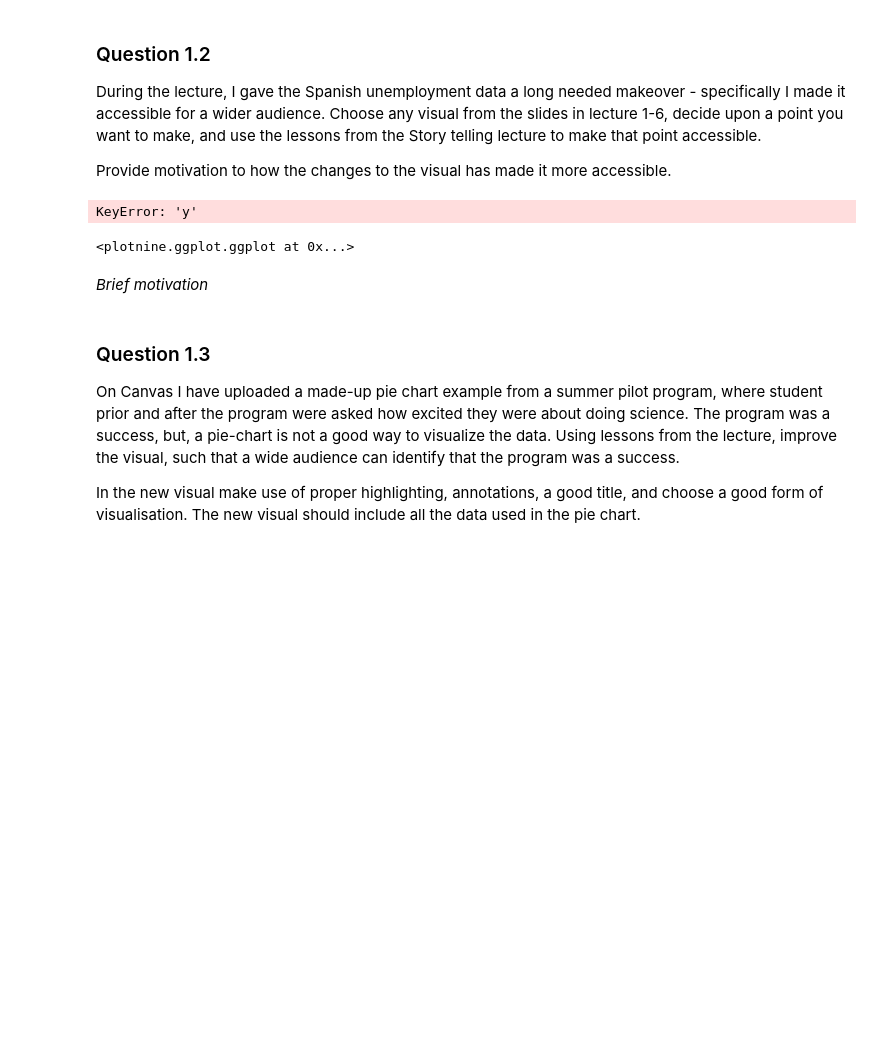
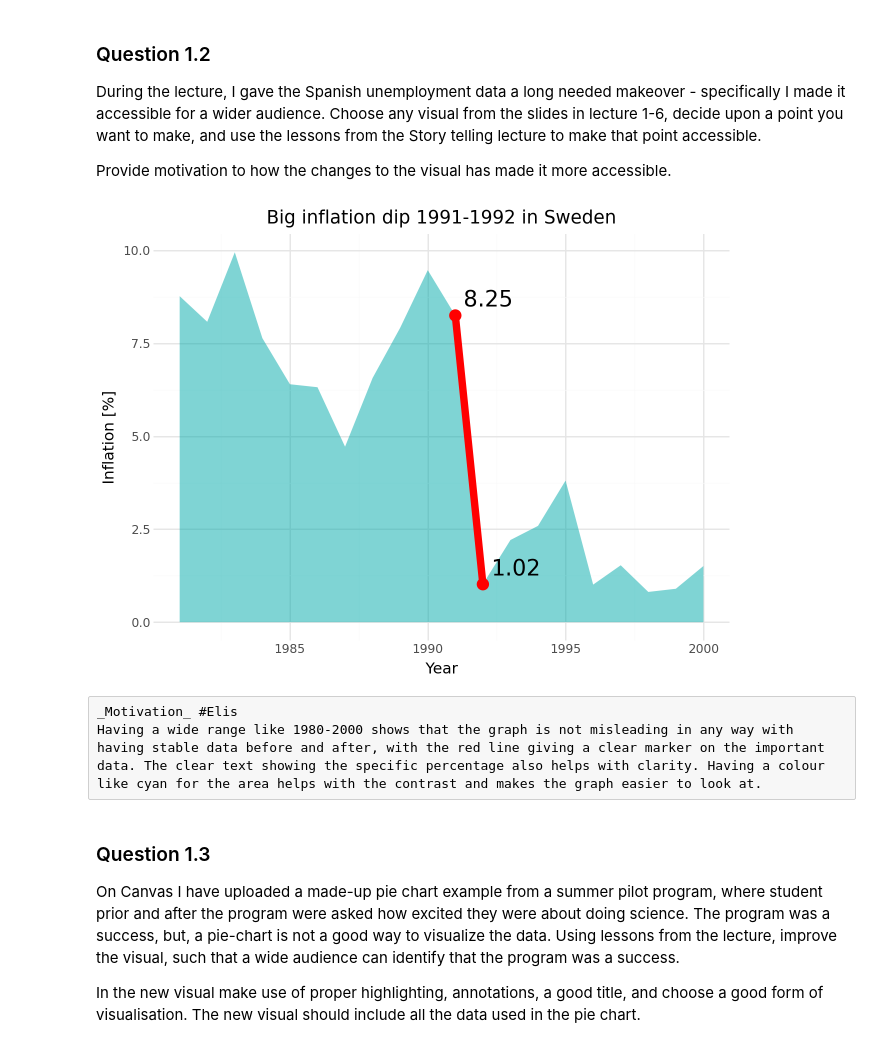
Before and after one commit to ErikDagobert/Scientific-Visualization, a Jupyter notebook: HW4/Homework4_2025.ipynb, the cells around one changed output. Saved outputs shown, nothing was run; the diff lists cells and outputs as text; code cells hidden in the pictures; blank space fills up the shorter version.

```diff
--- a/HW4/Homework4_2025.ipynb
+++ b/HW4/Homework4_2025.ipynb
@@ -372,21 +436,46 @@ Appropriate colors can convey tone, so red in this visual represents missing, ma
 During the lecture, I gave the Spanish unemployment data a long needed makeover - specifically I made it accessible for a wider audience. Choose any visual from the slides in lecture 1-6, decide upon a point you want to make, and use the lessons from the Story telling lecture to make that point accessible.
 
 Provide motivation to how the changes to the visual has made it more accessible.
-# %%
-data_gbg_weather = pd.read_csv("Weather_tidy-1.csv")
-data_2020_summer = data_gbg_weather.query("(month == 'Jun' or month == 'Jul' or month == 'Aug') and year == 2020 and hour_of_day == 12")
-
-p1 = (ggplot(data_2020_summer, aes("Temperature"))
-    + geom_tile(color="white")
-  #+ scale_y_discrete(limits = pos)
-  + scale_fill_cmap("rainbow")
-  + theme_minimal())
-p1
-# %% [output]
-KeyError: 'y'
-<plotnine.ggplot.ggplot at 0x...>
-# %% [markdown]
-_Brief motivation_
+# %%
+data_inflation = pd.read_csv("Inflation.csv")
+
+data_sweden = data_inflation.query("country == 'Sweden'")
+data_sweden_filtered = data_sweden.query("1980 <= Year <= 2000")
+points_data = data_sweden_filtered.query("1991 <= Year <= 1992")
+
+annotations = pd.DataFrame({
+    "Year": [1991, 1992],
+    "Inflation": points_data["Inflation"].values,
+    "label": [8.25, 1.02]
+})
+
+p1 = (
+    ggplot(data_sweden_filtered, aes(x="Year", y="Inflation"))
+    + geom_area(fill="#00ABAB", alpha=0.5)  # area for overall trend
+    + geom_point(points_data, aes(x="Year", y="Inflation"), color="red", size=4)
+    + geom_line(points_data, aes(x="Year", y="Inflation"), color="red", size=3)
+    + geom_text(
+        annotations,
+        aes(x="Year", y="Inflation", label="label"),
+        nudge_y=0.4,  # move label slightly above the points
+        nudge_x = 1.2,
+        color="black",
+        size=16
+    )
+    + labs(
+        x="Year",
+        y="Inflation [%]",
+        title="Big inflation dip 1991-1992 in Sweden"
+    )
+    + theme_minimal()
+)
+
+p1
+# %% [output]
+[figure, added]
+# %% [raw]
+_Motivation_ #Elis
+Having a wide range like 1980-2000 shows that the graph is not misleading in any way with having stable data before and after, with the red line giving a clear marker on the important data. The clear text showing the specific percentage also helps with clarity. Having a colour like cyan for the area helps with the contrast and makes the graph easier to look at.
 # %% [markdown]
 ### Question 1.3
 
```
Also changed, not shown: parts of 3 cells of this notebook, 2 other files.
